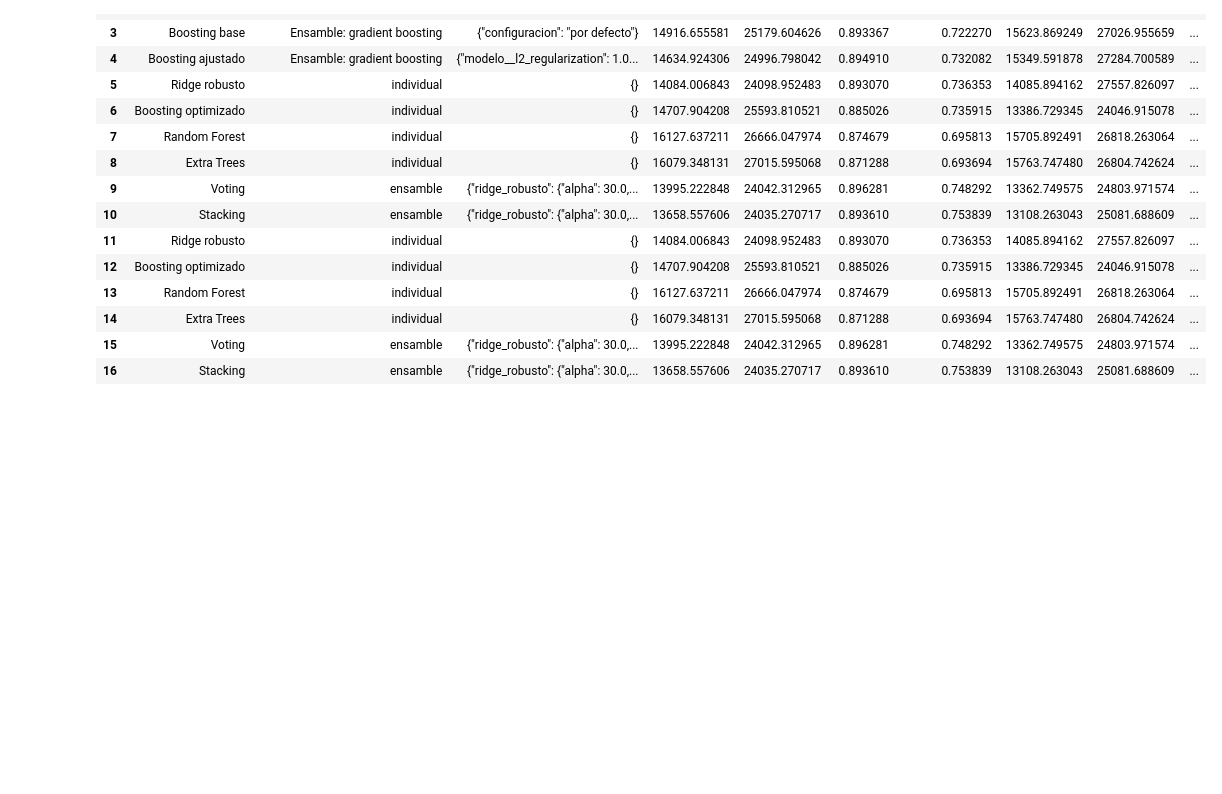
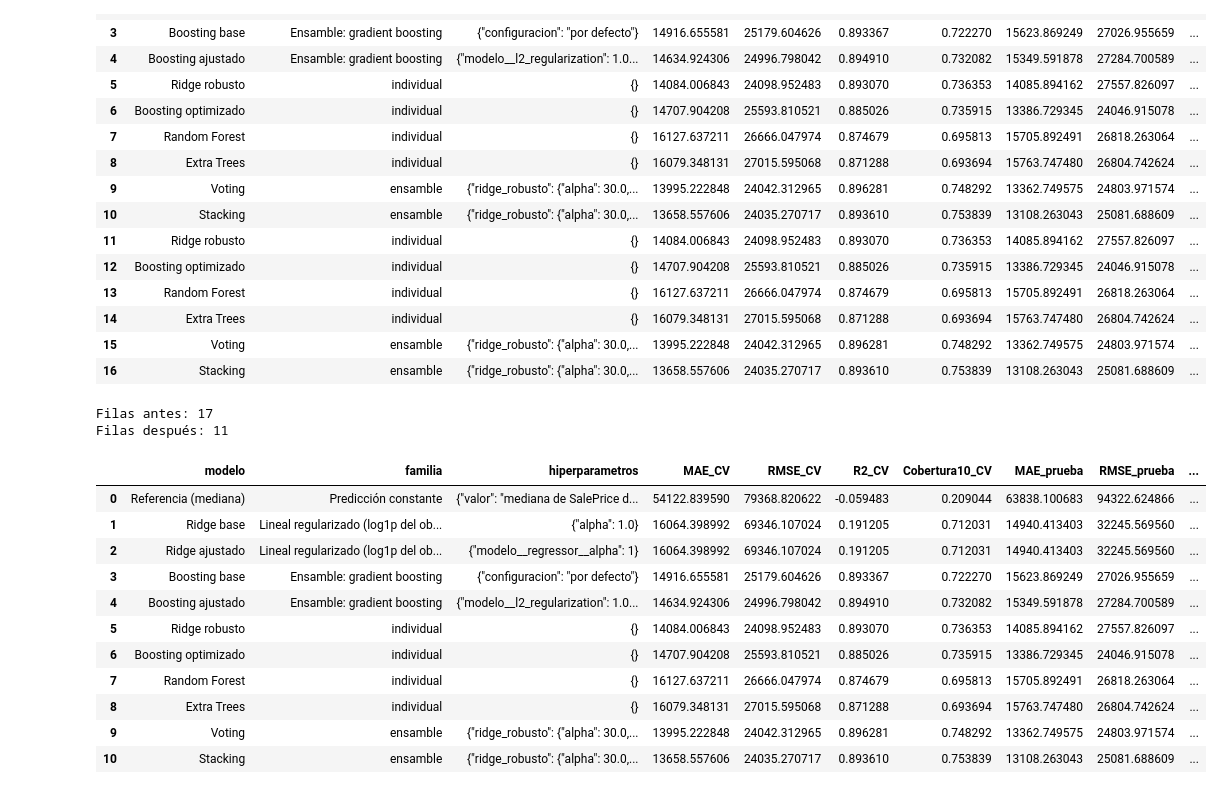
Before and after one commit to gpatrick20/Proyecto_ML_housing, a Jupyter notebook: notebooks/02c_ensambles.ipynb, the cells around one changed output. Drawn from its saved outputs; the diff is of its cells as text; code cells hidden in the pictures; blank space fills up the shorter version.

Commit message:
Fix: evita duplicados en results_supervised.csv al reejecutar el notebook

```diff
--- a/notebooks/02c_ensambles.ipynb
+++ b/notebooks/02c_ensambles.ipynb
@@ -285,3 +308,45 @@ resultados_actualizados
 | 14 | Extra Trees | individual | {} | 16079.348131 | 27015.595068 | 0.871288 | 0.693694 | 15763.747480 | 26804.742624 | ... |
 | 15 | Voting | ensamble | {"ridge_robusto": {"alpha": 30.0,... | 13995.222848 | 24042.312965 | 0.896281 | 0.748292 | 13362.749575 | 24803.971574 | ... |
 | 16 | Stacking | ensamble | {"ridge_robusto": {"alpha": 30.0,... | 13658.557606 | 24035.270717 | 0.893610 | 0.753839 | 13108.263043 | 25081.688609 | ... |
+# %%
+import pandas as pd
+from pathlib import Path
+
+raiz = Path.cwd()
+if raiz.name == "notebooks":
+    raiz = raiz.parent
+
+ruta_csv = raiz / "models" / "results_supervised.csv"
+
+# Carga el CSV con duplicados
+df = pd.read_csv(ruta_csv)
+
+# Elimina duplicados exactos (mantiene la primera aparición)
+df_sin_duplicados = df.drop_duplicates(
+    subset=["modelo", "familia", "MAE_CV", "MAE_prueba"],
+    keep="first",
+)
+
+# Verifica cuántas filas quedan
+print(f"Filas antes: {len(df)}")
+print(f"Filas después: {len(df_sin_duplicados)}")
+
+# Guarda sobrescribiendo
+df_sin_duplicados.to_csv(ruta_csv, index=False)
+
+df_sin_duplicados
+# %% [output]
+Filas antes: 17
+Filas después: 11
+|  | modelo | familia | hiperparametros | MAE_CV | RMSE_CV | R2_CV | Cobertura10_CV | MAE_prueba | RMSE_prueba | ... |
+| 0 | Referencia (mediana) | Predicción constante | {"valor": "mediana de SalePrice d... | 54122.839590 | 79368.820622 | -0.059483 | 0.209044 | 63838.100683 | 94322.624866 | ... |
+| 1 | Ridge base | Lineal regularizado (log1p del ob... | {"alpha": 1.0} | 16064.398992 | 69346.107024 | 0.191205 | 0.712031 | 14940.413403 | 32245.569560 | ... |
+| 2 | Ridge ajustado | Lineal regularizado (log1p del ob... | {"modelo__regressor__alpha": 1} | 16064.398992 | 69346.107024 | 0.191205 | 0.712031 | 14940.413403 | 32245.569560 | ... |
+| 3 | Boosting base | Ensamble: gradient boosting | {"configuracion": "por defecto"} | 14916.655581 | 25179.604626 | 0.893367 | 0.722270 | 15623.869249 | 27026.955659 | ... |
+| 4 | Boosting ajustado | Ensamble: gradient boosting | {"modelo__l2_regularization": 1.0... | 14634.924306 | 24996.798042 | 0.894910 | 0.732082 | 15349.591878 | 27284.700589 | ... |
+| 5 | Ridge robusto | individual | {} | 14084.006843 | 24098.952483 | 0.893070 | 0.736353 | 14085.894162 | 27557.826097 | ... |
+| 6 | Boosting optimizado | individual | {} | 14707.904208 | 25593.810521 | 0.885026 | 0.735915 | 13386.729345 | 24046.915078 | ... |
+| 7 | Random Forest | individual | {} | 16127.637211 | 26666.047974 | 0.874679 | 0.695813 | 15705.892491 | 26818.263064 | ... |
+| 8 | Extra Trees | individual | {} | 16079.348131 | 27015.595068 | 0.871288 | 0.693694 | 15763.747480 | 26804.742624 | ... |
+| 9 | Voting | ensamble | {"ridge_robusto": {"alpha": 30.0,... | 13995.222848 | 24042.312965 | 0.896281 | 0.748292 | 13362.749575 | 24803.971574 | ... |
+| 10 | Stacking | ensamble | {"ridge_robusto": {"alpha": 30.0,... | 13658.557606 | 24035.270717 | 0.893610 | 0.753839 | 13108.263043 | 25081.688609 | ... |
```
Also changed, not shown: parts of 1 cell of this notebook, 1 other file.
